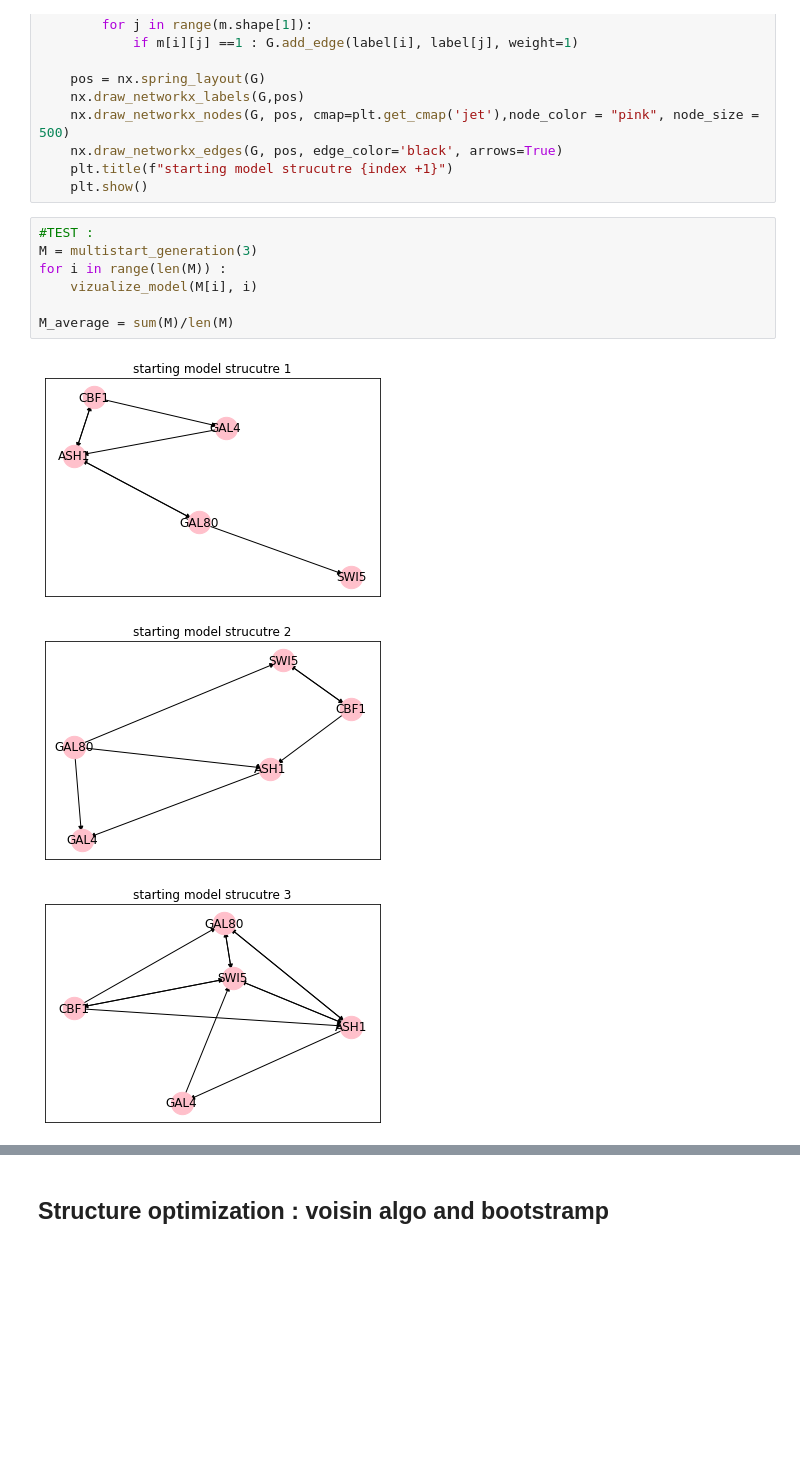
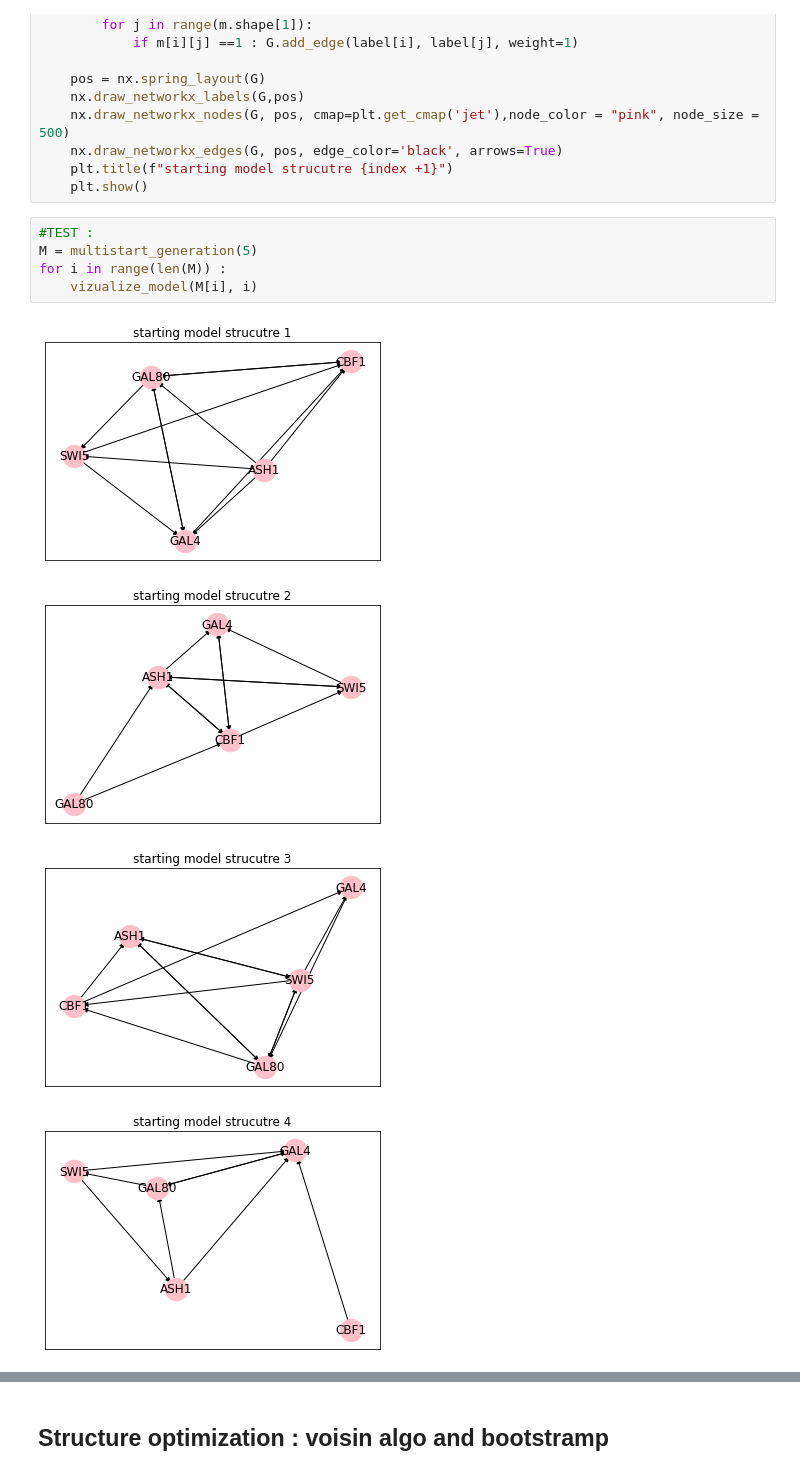
Before and after one commit to maud73/Gene_Regulatory_NW_id, a Jupyter notebook: main.ipynb, the cells around one changed output, grey strips where cells are left out. Saved outputs shown, nothing was run; the diff lists cells and outputs as text; blank space fills up the shorter version.

```diff
--- a/main.ipynb
+++ b/main.ipynb
@@ -147,12 +148,11 @@ def vizualize_model(m, index):
     plt.show()
 # %%
 #TEST :
-M = multistart_generation(3)
+M = multistart_generation(5)
 for i in range(len(M)) :
     vizualize_model(M[i], i)
-
-M_average = sum(M)/len(M)
 # %% [output]
-[figure, old version]
+[figure, new version]
-[figure, old version]
+[figure, new version]
-[figure, old version]
+[figure, new version]
+[figure, added]
```
Also changed, not shown: parts of 3 cells of this notebook.
